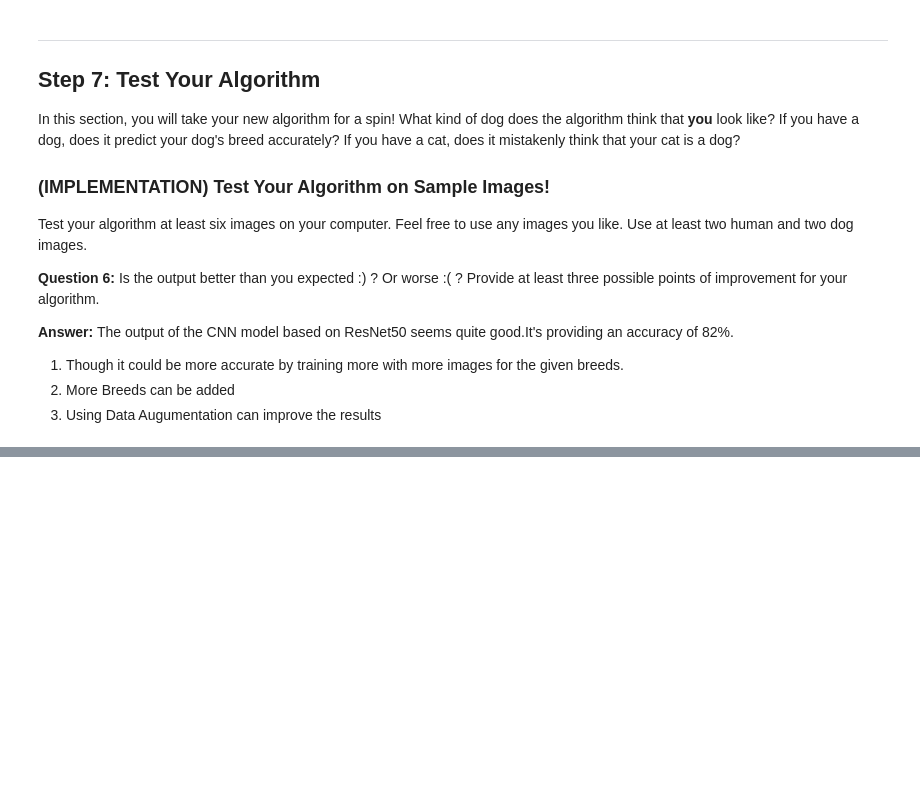
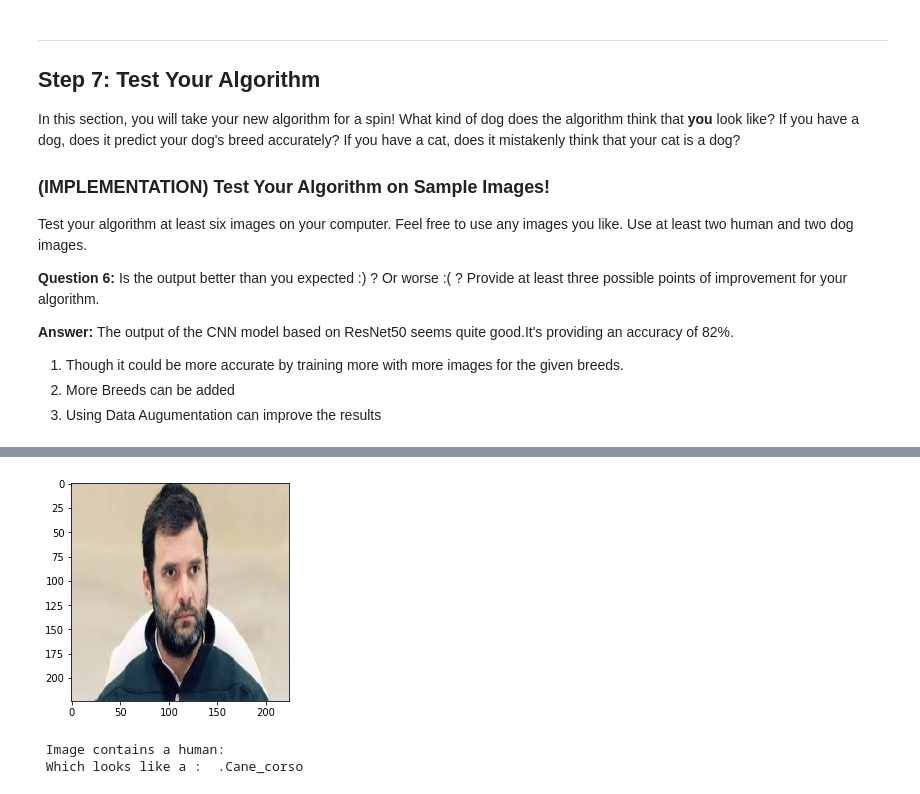
Before and after one commit to AJAX6255/dog-project, a Jupyter notebook: dog_app.ipynb, the cells around one changed output, grey strips where cells are left out. Saved outputs shown, nothing was run; the diff lists cells and outputs as text; code cells hidden in the pictures; blank space fills up the shorter version.

```diff
--- a/dog_app.ipynb
+++ b/dog_app.ipynb
@@ -959,0 +938,6 @@ __Answer:__  The output of the CNN model based on ResNet50 seems quite good.It's
+# %%
+predicts_dog_breed_by_image('human_1.jpg')
+# %% [output]
+[figure, added]
+ Image contains a human:
+ Which looks like a :  .Cane_corso
```
Also changed, not shown: parts of 21 cells of this notebook, 1 other file.
